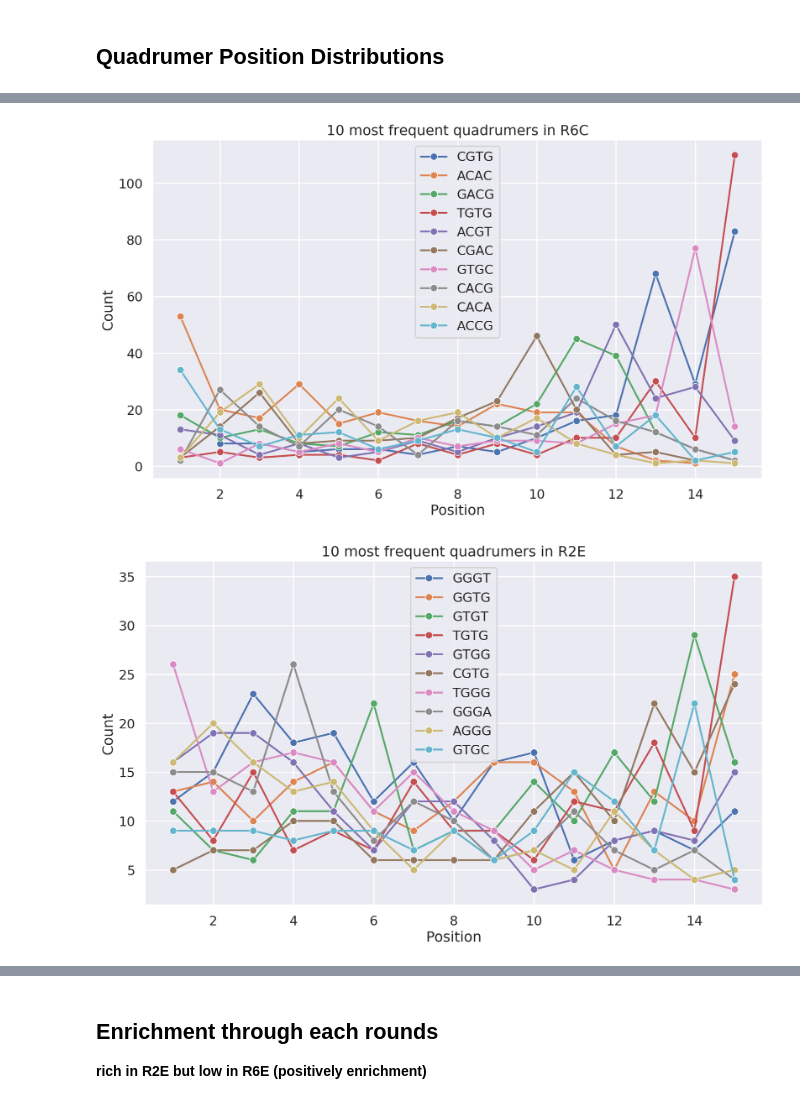
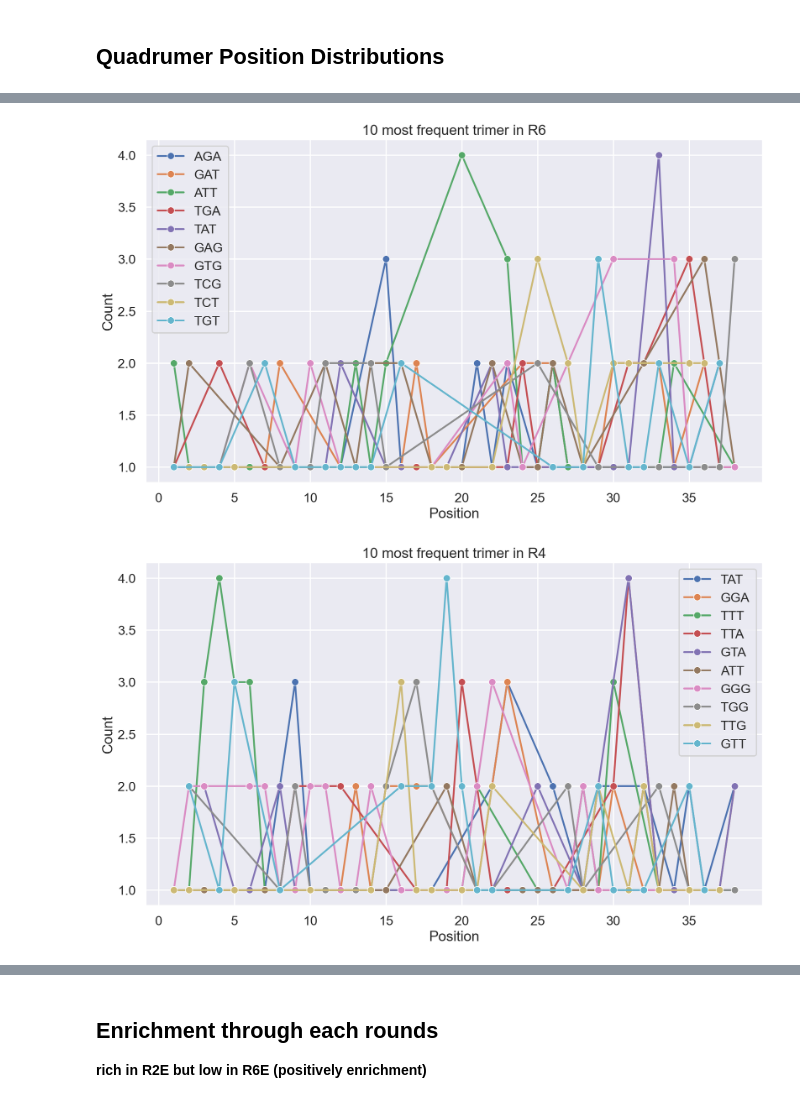
Before and after one commit to Xiaoqi-Sun/aptamer_scoring, a Jupyter notebook: notebooks/NPY Data Analysis of published seq.ipynb, the cells around one changed output, grey strips where cells are left out. Cells and saved outputs as stored; diff of their text form; code cells hidden in the pictures.

```diff
--- a/notebooks/NPY Data Analysis of published seq.ipynb
+++ b/notebooks/NPY Data Analysis of published seq.ipynb
@@ -135,0 +165,3 @@ Support for multi-dimensional indexing (e.g. `obj[:, None]`) is deprecated and w
+# %%
+R4_top10_tri = R4_frequency_trimer.sort_values('Count',ascending=False).head(10)
+R4_top10_tri
@@ -137,0 +207,7 @@ Support for multi-dimensional indexing (e.g. `obj[:, None]`) is deprecated and w
+# %%
+#position of the to 10 most frequent quadrumer in R6E
+for i in R6_top10_quad['Quadrumer'][0:2]:
+    temp = R6_full_table_quadrumer[R6_full_table_quadrumer['Quadrumer']==i].loc[:,["Position","Quadrumer"]]
+    temp_plot = temp['Position'].value_counts().to_frame().reset_index().rename(columns={'Position':'Count','index':'Position'})
+    sns.lineplot(x='Position',y='Count',data=temp_plot, label=i, marker="o")
+plt.title('10 most frequent quadrumers in R6');
@@ -138,8 +216,8 @@ Support for multi-dimensional indexing (e.g. `obj[:, None]`) is deprecated and w
 # %%
 #position of the to 10 most frequent quadrumer in R6E
-for i in R6E_top10.index:
-    temp = R6E_full_table_weighted[R6E_full_table_weighted['Quadrumer']==i].loc[:,["Position","Quadrumer"]]
+for i in R4_top10_quad['Quadrumer']:
+    temp = R4_full_table_quadrumer[R4_full_table_quadrumer['Quadrumer']==i].loc[:,["Position","Quadrumer"]]
     temp_plot = temp['Position'].value_counts().to_frame().reset_index().rename(columns={'Position':'Count','index':'Position'})
     sns.lineplot(x='Position',y='Count',data=temp_plot, label=i, marker="o")
-plt.title('10 most frequent quadrumers in R6E');
+plt.title('10 most frequent quadrumers in R4');
 # %% [output]
@@ -147,9 +225,9 @@ plt.title('10 most frequent quadrumers in R6E');
 # %%
-#position of the to 10 most frequent quadrumer in R6C
-for i in R6C_top10.index:
-    temp = R6C_full_table_weighted[R6C_full_table_weighted['Quadrumer']==i].loc[:,["Position","Quadrumer"]]
+#position of the to 10 most frequent trimer in R6
+for i in R6_top10_tri['Trimer']:
+    temp = R6_full_table_trimer[R6_full_table_trimer['Trimer']==i].loc[:,["Position","Trimer"]]
     temp_plot = temp['Position'].value_counts().to_frame().reset_index().rename(columns={'Position':'Count','index':'Position'})
     sns.lineplot(x='Position',y='Count',data=temp_plot, label=i, marker="o")
-plt.title('10 most frequent quadrumers in R6C');
+plt.title('10 most frequent trimer in R6');
 # %% [output]
-[figure, old version]
+[figure, new version]
@@ -159,9 +234,9 @@ R2C_top10 = R2C_frequency.sort_values('Weighted frequency',ascending=False).head
 # %%
-#position of the to 10 most frequent quadrumer in R2E
-for i in R2E_top10.index:
-    temp = R2E_full_table_weighted[R2E_full_table_weighted['Quadrumer']==i].loc[:,["Position","Quadrumer"]]
+#position of the to 10 most frequent trimer in R6
+for i in R4_top10_tri['Trimer']:
+    temp = R4_full_table_trimer[R4_full_table_trimer['Trimer']==i].loc[:,["Position","Trimer"]]
     temp_plot = temp['Position'].value_counts().to_frame().reset_index().rename(columns={'Position':'Count','index':'Position'})
     sns.lineplot(x='Position',y='Count',data=temp_plot, label=i, marker="o")
-plt.title('10 most frequent quadrumers in R2E');
+plt.title('10 most frequent trimer in R4');
 # %% [output]
-[figure, old version]
+[figure, new version]
```
Also changed, not shown: parts of 23 cells of this notebook, 8 other files.
